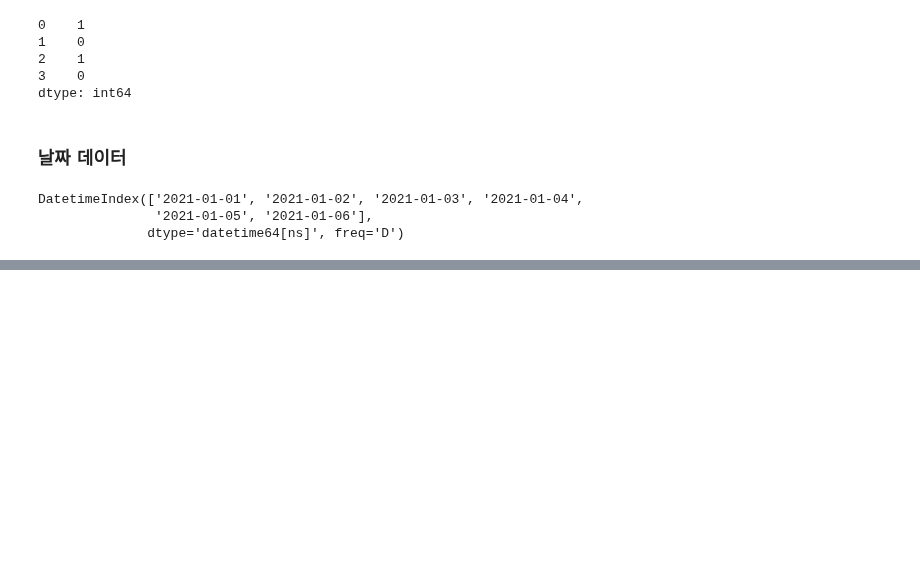
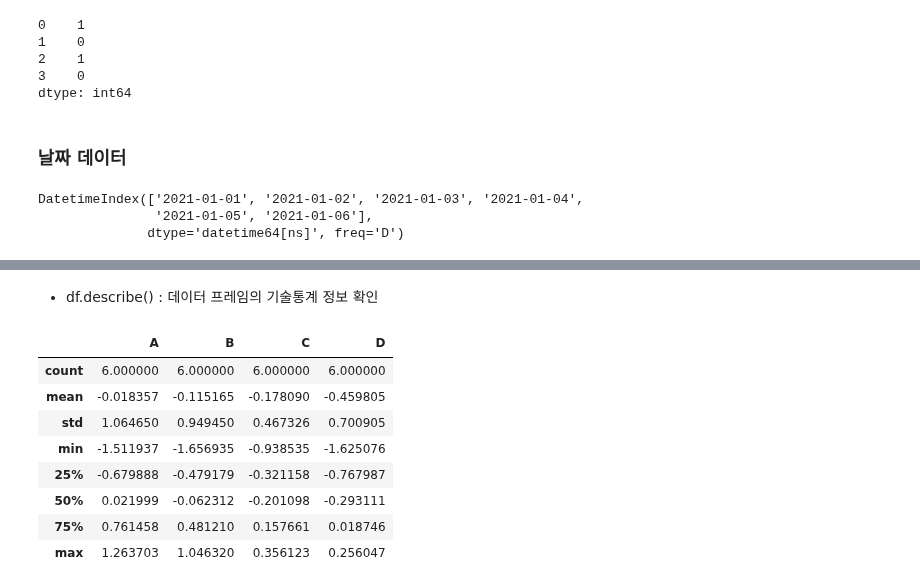
Before and after one commit to solpinetree/ds_study, a Jupyter notebook: source_code/01.Analysis Seoul CCTV.ipynb, the cells around one changed output, grey strips where cells are left out. Cells and saved outputs as stored; diff of their text form; code cells hidden in the pictures; blank space fills up the shorter version.

Commit message:
Pandas 기초 - DataFrame

```diff
--- a/source_code/01.Analysis Seoul CCTV.ipynb
+++ b/source_code/01.Analysis Seoul CCTV.ipynb
@@ -146,7 +146,8 @@ dtype: int64
 # %% [markdown]
 ### 날짜 데이터
 # %%
-pd.date_range("20210101", periods = 6)
+dates = pd.date_range("20210101", periods = 6)
+dates
 # %% [output]
 DatetimeIndex(['2021-01-01', '2021-01-02', '2021-01-03', '2021-01-04',
                '2021-01-05', '2021-01-06'],
@@ -153,0 +161,4 @@ DatetimeIndex(['2021-01-01', '2021-01-02', '2021-01-03', '2021-01-04',
+# %%
+# 표준정규분포에서 샘플링한 난수 생성
+data = np.random.randn(6, 4)
+data
@@ -153,0 +172,4 @@ DatetimeIndex(['2021-01-01', '2021-01-02', '2021-01-03', '2021-01-04',
+# %%
+# DataFrame(data, index, columns)
+df = pd.DataFrame(data, index = dates, columns = ["A", "B", "C", "D"])
+df
@@ -153,0 +241,14 @@ DatetimeIndex(['2021-01-01', '2021-01-02', '2021-01-03', '2021-01-04',
+# %% [markdown]
+- df.describe() : 데이터 프레임의 기술통계 정보 확인
+# %%
+df.describe()
+# %% [output]
+|  | A | B | C | D |
+| count | 6.000000 | 6.000000 | 6.000000 | 6.000000 |
+| mean | -0.018357 | -0.115165 | -0.178090 | -0.459805 |
+| std | 1.064650 | 0.949450 | 0.467326 | 0.700905 |
+| min | -1.511937 | -1.656935 | -0.938535 | -1.625076 |
+| 25% | -0.679888 | -0.479179 | -0.321158 | -0.767987 |
+| 50% | 0.021999 | -0.062312 | -0.201098 | -0.293111 |
+| 75% | 0.761458 | 0.481210 | 0.157661 | 0.018746 |
+| max | 1.263703 | 1.046320 | 0.356123 | 0.256047 |
```
Also changed, not shown: parts of 65 cells of this notebook.
